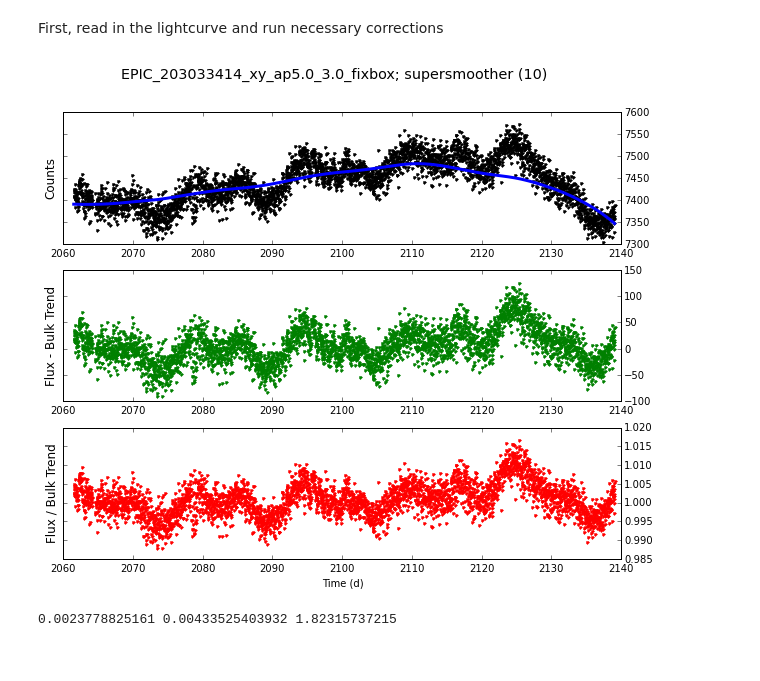
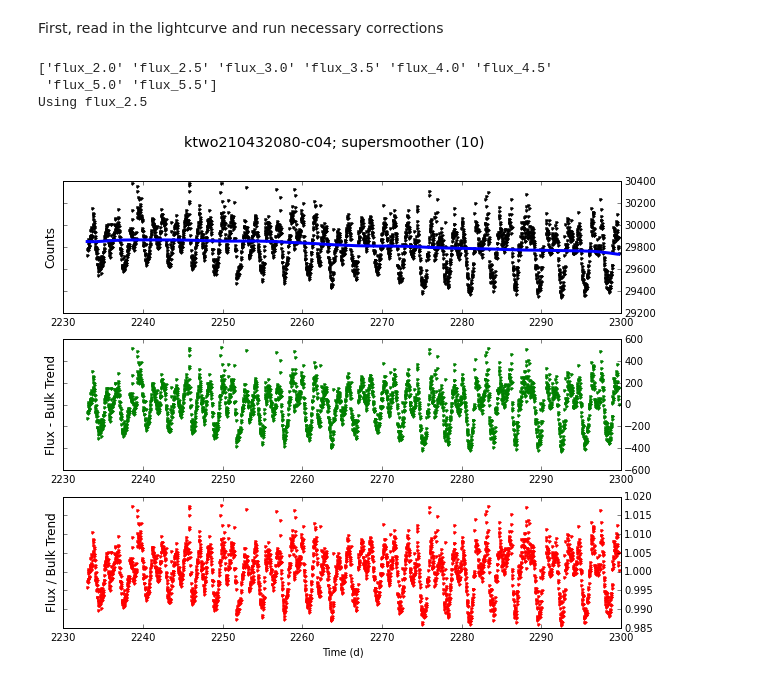
Before and after one commit to stephtdouglas/k2spin, a Jupyter notebook: test_detrend.ipynb, the cells around one changed output. Drawn from its saved outputs; the diff is of its cells as text; code cells hidden in the pictures.

```diff
--- a/test_detrend.ipynb
+++ b/test_detrend.ipynb
@@ -23,48 +53,50 @@ First, read in the lightcurve and run necessary corrections
 # %%
-lc_dir = "/home/stephanie/code/python/k2spin/lcs/"
-#filename = "EPIC_202521690_xy_ap5.0_3.0_fixbox.dat" # the one that works
-#filename = "EPIC_203046199_xy_ap5.0_3.0_fixbox.dat" # solid signal, variable envelope
-#filename = "EPIC_202585030_xy_ap5.0_3.0_fixbox.dat" # long Prot + linear trend
-filename = "EPIC_203033414_xy_ap5.0_3.0_fixbox.dat" # noisy, medium Prot
-#filename = "EPIC_203036352_xy_ap5.0_3.0_fixbox.dat" # strong Prot ~0.9d
-#filename = "EPIC_203042487_xy_ap5.0_3.0_fixbox.dat" # very mixed
-#filename = "EPIC_202533810_xy_ap5.0_3.0_fixbox.dat" # very mixed
+lc_dir = "/home/stephanie/code/python/k2phot/lcs/"
+#filename = "ktwo210359769-c04.csv"
+filename = "ktwo-c04.csv"
+#filename = "ktwo210365286-c04.csv"
+#filename = "ktwo210384590-c04.csv"
+#filename = "ktwo210408563-c04.csv"
+filename = "ktwo210432080-c04.csv"
+
+lcs = at.read(lc_dir+filename)
+
+time = lcs["t"]
+x_pos = lcs["x"]
+y_pos = lcs["y"]
+qual_flux = np.zeros_like(time)
+best_col = choose_lc(lcs)
+best_col = "flux_4.0"
+flux = lcs[best_col]
+unc_flux = np.ones_like(time)
 
 
-lc_out = k2io.read_double_aperture(lc_dir+filename)
-time, fluxes, unc_fluxes, x_pos, y_pos, qual_flux, apertures = lc_out
-
 detrend_kwargs={"kind":"supersmoother","phaser":10}
-use_time = (time>2002)
-light_curve = lc.LightCurve(time[use_time], fluxes[1][use_time],
-                            unc_fluxes[1][use_time],
+use_time = (time>2233)
+light_curve = lc.LightCurve(time[use_time], flux[use_time],
+                            unc_flux[use_time],
                             x_pos[use_time], y_pos[use_time],
                             name=filename[:-4],
                             detrend_kwargs=detrend_kwargs)
 #light_curve.choose_initial()
 #light_curve.correct_and_fit()
 
 
 t = light_curve.time
 y = light_curve.flux
 dy = light_curve.unc_flux
 
 t = light_curve.time
 y = light_curve.det_flux
 dy = light_curve.det_unc
+
+ls_init = prot.run_ls(t, y, dy, threshold=0.5,
+                      prot_lims=[0.1,max_prot], run_bootstrap=True)
 # %% [output]
+['flux_2.0' 'flux_2.5' 'flux_3.0' 'flux_3.5' 'flux_4.0' 'flux_4.5'
+ 'flux_5.0' 'flux_5.5']
+Using flux_2.5
-[figure, old version]
+[figure, new version]
-# %%
-cadence = np.median(np.diff(t))
-six_hr = 0.25 / cadence
-six_hr_std = np.zeros_like(y)
-six_hr_half = int(six_hr / 2.0)
-for i in range(six_hr_half,len(y)-six_hr_half):
-    six_hr_std[i] = np.std(y[i-six_hr_half:i+six_hr_half])
-
-print np.median(six_hr_std), np.std(y), np.std(y) / np.median(six_hr_std)
-# %% [output]
-0.0023778825161 0.00433525403932 1.82315737215
 # %%
 reload(prot)
 det_kwargs = {"kind":"supersmoother","filename":light_curve.name}
```
Also changed, not shown: parts of 8 cells of this notebook, 3 other files.
